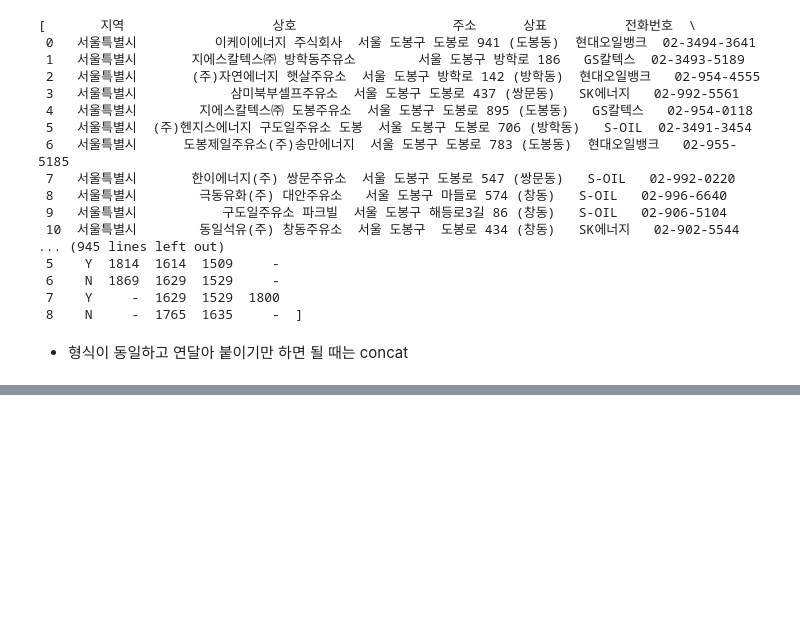
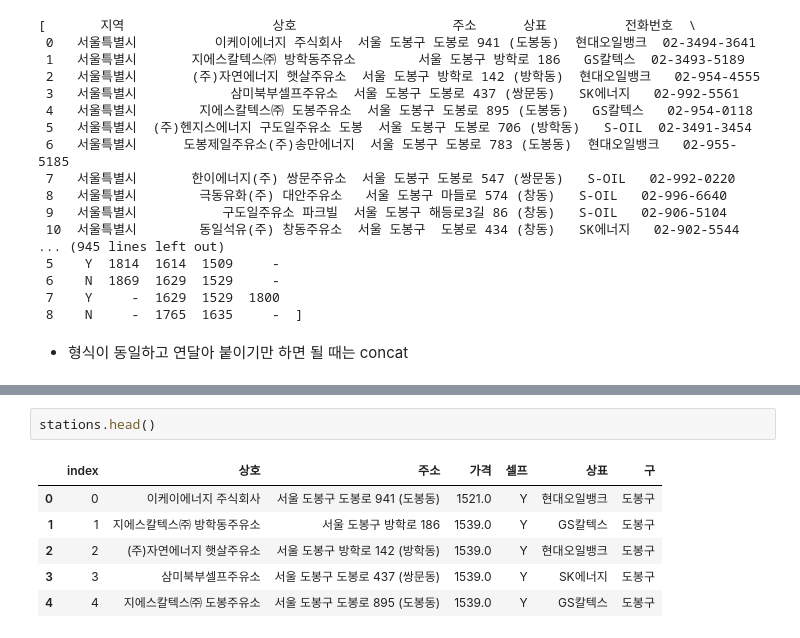
Before and after one commit to offpython/EDA, a Jupyter notebook: 04. Selenium_Basic_1.ipynb, the cells around one changed output, grey strips where cells are left out. Saved outputs shown, nothing was run; the diff lists cells and outputs as text; blank space fills up the shorter version.

```diff
--- a/04. Selenium_Basic_1.ipynb
+++ b/04. Selenium_Basic_1.ipynb
@@ -473,0 +615,9 @@ memory usage: 38.1+ KB
+# %%
+stations.head()
+# %% [output]
+|  | index | 상호 | 주소 | 가격 | 셀프 | 상표 | 구 |
+| 0 | 0 | 이케이에너지 주식회사 | 서울 도봉구 도봉로 941 (도봉동) | 1521.0 | Y | 현대오일뱅크 | 도봉구 |
+| 1 | 1 | 지에스칼텍스㈜ 방학동주유소 | 서울 도봉구 방학로 186 | 1539.0 | Y | GS칼텍스 | 도봉구 |
+| 2 | 2 | (주)자연에너지 햇살주유소 | 서울 도봉구 방학로 142 (방학동) | 1539.0 | Y | 현대오일뱅크 | 도봉구 |
+| 3 | 3 | 삼미북부셀프주유소 | 서울 도봉구 도봉로 437 (쌍문동) | 1539.0 | Y | SK에너지 | 도봉구 |
+| 4 | 4 | 지에스칼텍스㈜ 도봉주유소 | 서울 도봉구 도봉로 895 (도봉동) | 1539.0 | Y | GS칼텍스 | 도봉구 |
```
Also changed, not shown: parts of 16 cells of this notebook.
